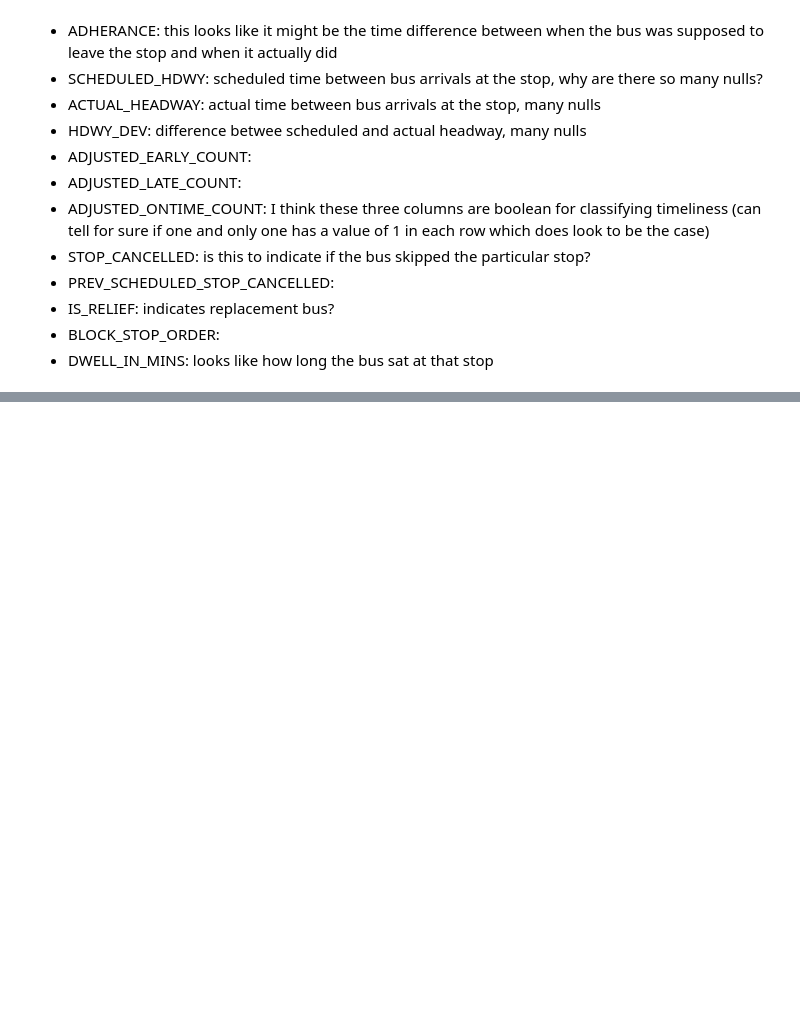
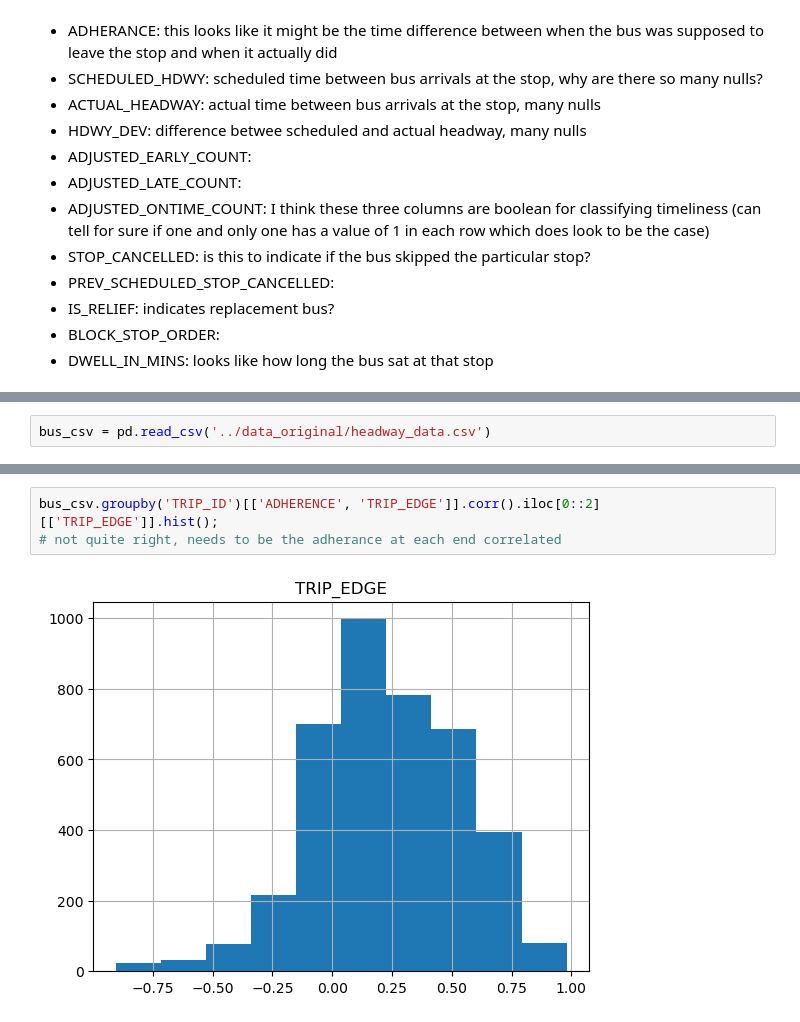
Before and after one commit to nss-data-science-cohort-7/wego-bone_scrapers_wego, a Jupyter notebook: notebooks/tw_01_initial_eda.ipynb, the cells around one changed output, grey strips where cells are left out. Cells and saved outputs as stored; diff of their text form; blank space fills up the shorter version.

```diff
--- a/notebooks/tw_01_initial_eda.ipynb
+++ b/notebooks/tw_01_initial_eda.ipynb
@@ -70,0 +77,2 @@ Columns:
+# %%
+bus_csv = pd.read_csv('../data_original/headway_data.csv')
@@ -70,0 +112,5 @@ Columns:
+# %%
+bus_csv.groupby('TRIP_ID')[['ADHERENCE', 'TRIP_EDGE']].corr().iloc[0::2][['TRIP_EDGE']].hist();
+# not quite right, needs to be the adherance at each end correlated
+# %% [output]
+[figure, added]
```
Also changed, not shown: parts of 10 cells of this notebook, 1 other file.
